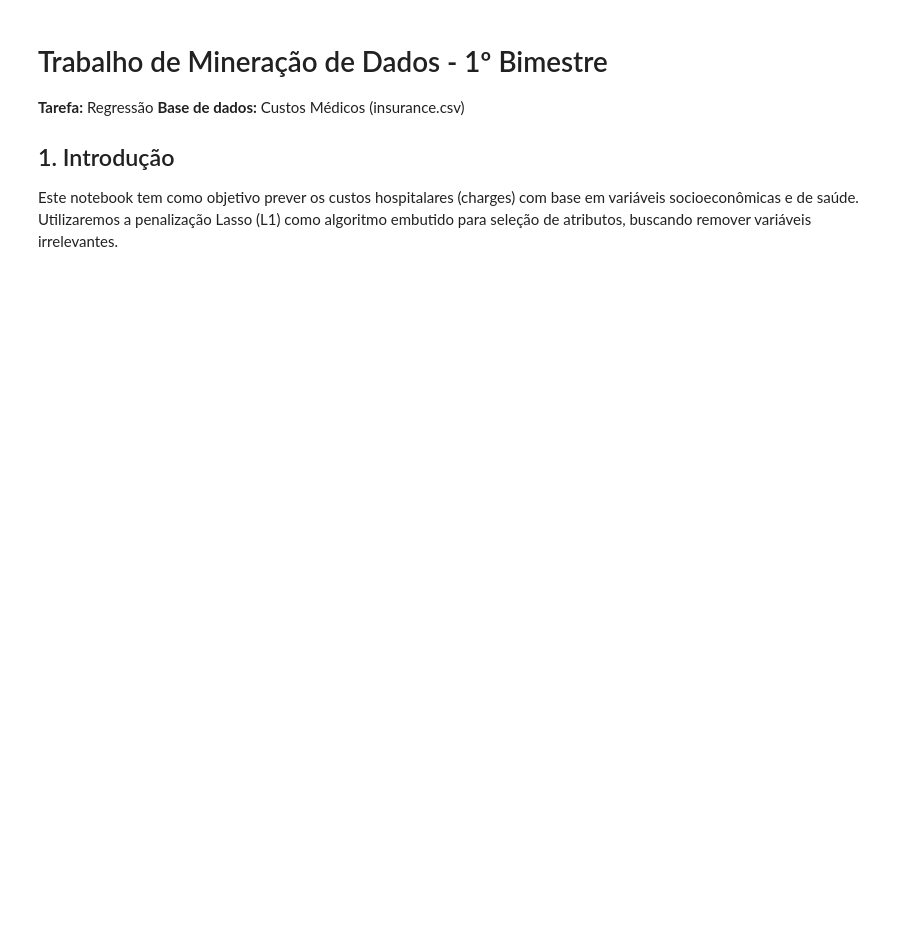
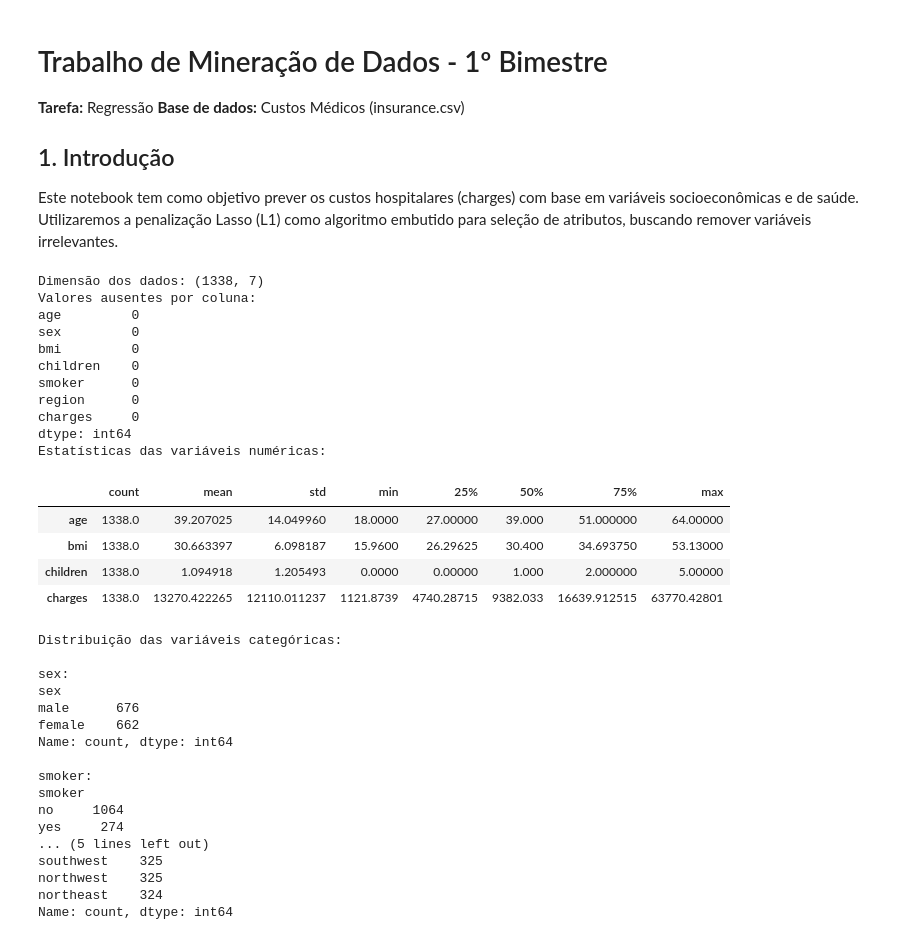
Before and after one commit to Vinicius-Araujppp/trabalho-mineracao-dados-jaqueline1bimestre, a Jupyter notebook: 02_regressao_insurance.ipynb, the cells around one changed output. Saved outputs shown, nothing was run; the diff lists cells and outputs as text; code cells hidden in the pictures; blank space fills up the shorter version.

```diff
--- a/02_regressao_insurance.ipynb
+++ b/02_regressao_insurance.ipynb
@@ -9,27 +9,74 @@ Este notebook tem como objetivo prever os custos hospitalares (charges) com base
 # %%
 import pandas as pd
 from sklearn.model_selection import train_test_split
 from sklearn.preprocessing import StandardScaler, OneHotEncoder
 from sklearn.compose import ColumnTransformer
 
 # Carregar dados a partir da pasta data/raw
 df = pd.read_csv('data/raw/insurance.csv')
 X = df.drop('charges', axis=1)
 y = df['charges']
 
-# Pré-processamento: OneHot para categóricas, StandardScaler para numéricas
+# Exploração inicial
+print("Dimensão dos dados:", df.shape)
+print("Valores ausentes por coluna:")
+print(df.isna().sum())
+print("Estatísticas das variáveis numéricas:")
+display(df.describe().T)
+print("Distribuição das variáveis categóricas:")
+for coluna in ['sex', 'smoker', 'region']:
+    print(f"\n{coluna}:")
+    print(df[coluna].value_counts())
+
+# Divisão 80/20 antes do pré-processamento
+X_train_raw, X_test_raw, y_train, y_test = train_test_split(
+    X, y, test_size=0.2, random_state=42
+)
+
+# Pré-processamento ajustado apenas no conjunto de treino
 num_features = ['age', 'bmi', 'children']
 cat_features = ['sex', 'smoker', 'region']
-
 preprocessor = ColumnTransformer(
     transformers=[
         ('num', StandardScaler(), num_features),
-        ('cat', OneHotEncoder(drop='first'), cat_features)])
+        ('cat', OneHotEncoder(drop='first', handle_unknown='ignore'), cat_features)])
 
-X_processed = preprocessor.fit_transform(X)
-
-# Divisão 80/20 com random_state=42
-X_train, X_test, y_train, y_test = train_test_split(X_processed, y, test_size=0.2, random_state=42)
+X_train = preprocessor.fit_transform(X_train_raw)
+X_test = preprocessor.transform(X_test_raw)
+# %% [output]
+Dimensão dos dados: (1338, 7)
+Valores ausentes por coluna:
+age         0
+sex         0
+bmi         0
+children    0
+smoker      0
+region      0
+charges     0
+dtype: int64
+Estatísticas das variáveis numéricas:
+|  | count | mean | std | min | 25% | 50% | 75% | max |
+| age | 1338.0 | 39.207025 | 14.049960 | 18.0000 | 27.00000 | 39.000 | 51.000000 | 64.00000 |
+| bmi | 1338.0 | 30.663397 | 6.098187 | 15.9600 | 26.29625 | 30.400 | 34.693750 | 53.13000 |
+| children | 1338.0 | 1.094918 | 1.205493 | 0.0000 | 0.00000 | 1.000 | 2.000000 | 5.00000 |
+| charges | 1338.0 | 13270.422265 | 12110.011237 | 1121.8739 | 4740.28715 | 9382.033 | 16639.912515 | 63770.42801 |
+Distribuição das variáveis categóricas:
+
+sex:
+sex
+male      676
+female    662
+Name: count, dtype: int64
+
+smoker:
+smoker
+no     1064
+yes     274
+... (5 lines left out)
+southwest    325
+northwest    325
+northeast    324
+Name: count, dtype: int64
 # %%
 from sklearn.linear_model import LinearRegression
 from sklearn.metrics import mean_absolute_error, mean_squared_error, r2_score
```
Also changed, not shown: parts of 6 cells of this notebook, 1 other file.
